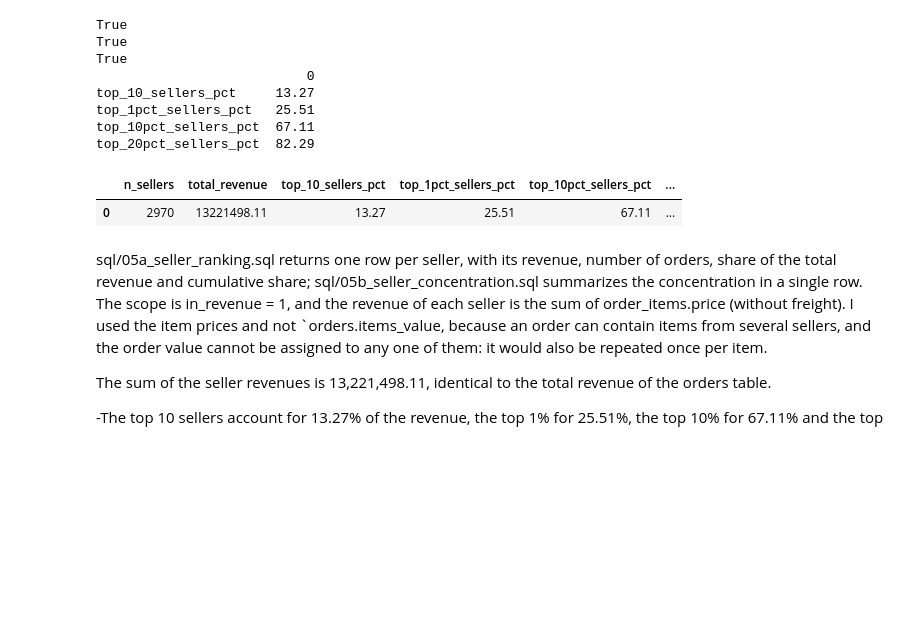
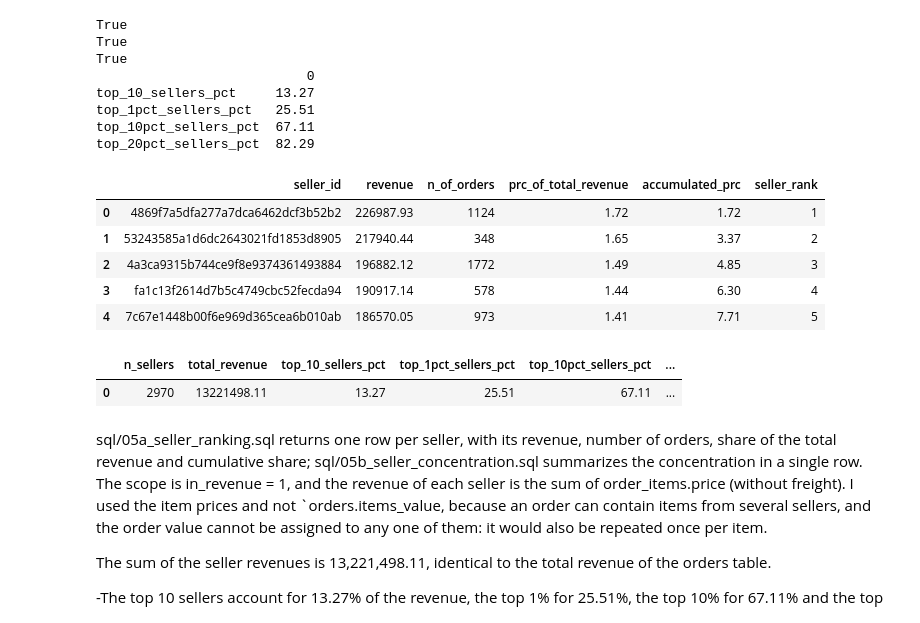
Before and after one commit to marin2808/project-olist, a Jupyter notebook: notebooks/04_analise_sql.ipynb, the cells around one changed output. Saved outputs shown, nothing was run; the diff lists cells and outputs as text; code cells hidden in the pictures; blank space fills up the shorter version.

```diff
--- a/notebooks/04_analise_sql.ipynb
+++ b/notebooks/04_analise_sql.ipynb
@@ -221,11 +221,19 @@ top_1pct_sellers_pct   25.51
 top_10pct_sellers_pct  67.11
 top_20pct_sellers_pct  82.29
 # %%
-df_05
-df_05b
+df_05.head(5)
 # %% [output]
-|  | n_sellers | total_revenue | top_10_sellers_pct | top_1pct_sellers_pct | top_10pct_sellers_pct | ... |
-| 0 | 2970 | 13221498.11 | 13.27 | 25.51 | 67.11 | ... |
+|  | seller_id | revenue | n_of_orders | prc_of_total_revenue | accumulated_prc | seller_rank |
+| 0 | 4869f7a5dfa277a7dca6462dcf3b52b2 | 226987.93 | 1124 | 1.72 | 1.72 | 1 |
+| 1 | 53243585a1d6dc2643021fd1853d8905 | 217940.44 | 348 | 1.65 | 3.37 | 2 |
+| 2 | 4a3ca9315b744ce9f8e9374361493884 | 196882.12 | 1772 | 1.49 | 4.85 | 3 |
+| 3 | fa1c13f2614d7b5c4749cbc52fecda94 | 190917.14 | 578 | 1.44 | 6.30 | 4 |
+| 4 | 7c67e1448b00f6e969d365cea6b010ab | 186570.05 | 973 | 1.41 | 7.71 | 5 |
+# %%
+df_05b
+# %% [output]
+|  | n_sellers | total_revenue | top_10_sellers_pct | top_1pct_sellers_pct | top_10pct_sellers_pct | ... |
+| 0 | 2970 | 13221498.11 | 13.27 | 25.51 | 67.11 | ... |
 # %% [markdown]
 sql/05a_seller_ranking.sql returns one row per seller, with its revenue, number of orders, share of the total revenue and cumulative share; sql/05b_seller_concentration.sql summarizes the concentration in a single row. The scope is in_revenue = 1, and the revenue of each seller is the sum of order_items.price (without freight). I used the item prices and not `orders.items_value, because an order can contain items from several sellers, and the order value cannot be assigned to any one of them: it would also be repeated once per item.
 
```
Also changed, not shown: 5 other files.
